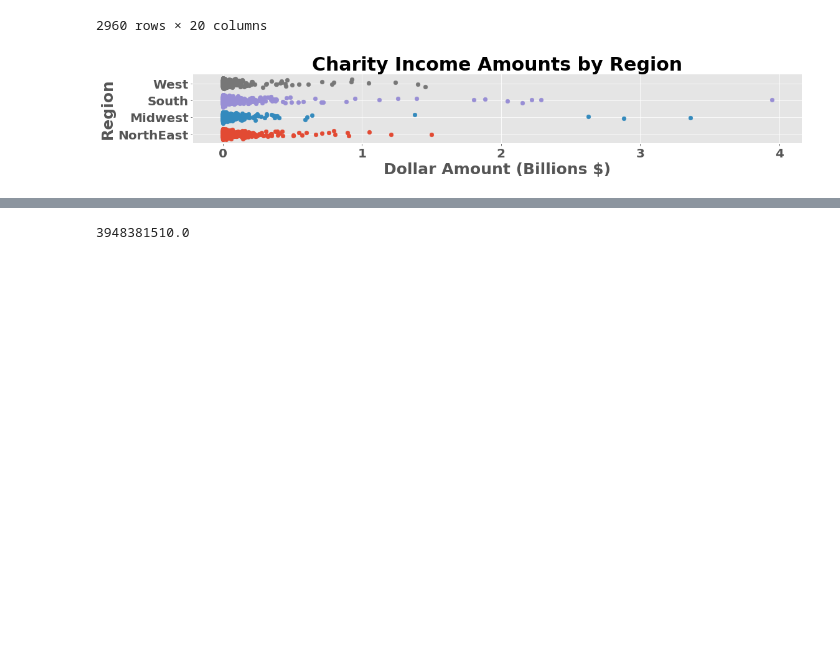
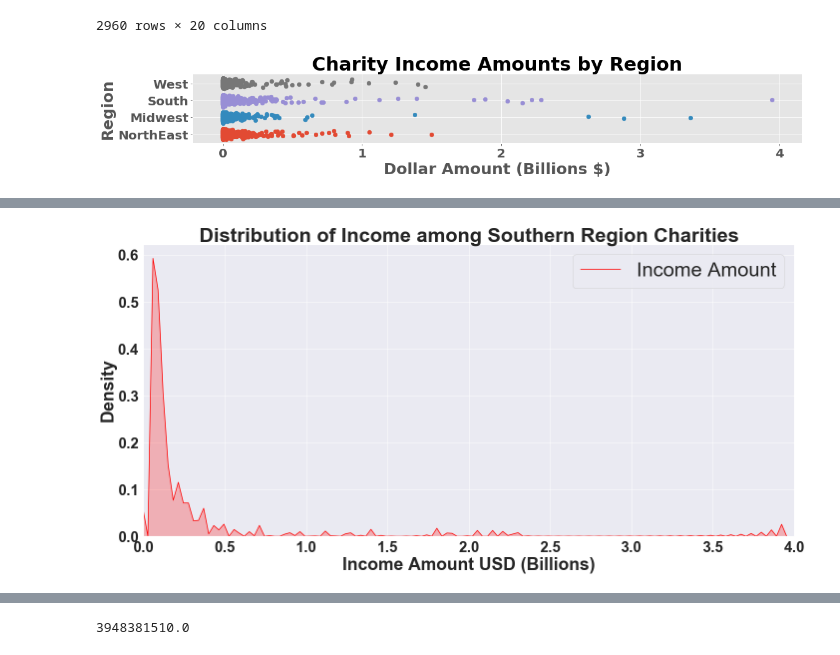
Before and after one commit to jackvessa/Capstone1_Givz_EDA, a Jupyter notebook: Charity_Navigator_Data_CSV.ipynb, the cells around one changed output, grey strips where cells are left out. Saved outputs shown, nothing was run; the diff lists cells and outputs as text; code cells hidden in the pictures; blank space fills up the shorter version.

```diff
--- a/Charity_Navigator_Data_CSV.ipynb
+++ b/Charity_Navigator_Data_CSV.ipynb
@@ -419,0 +469,23 @@ plt.savefig("Charity_Income_AMTs_Regional")
+# %%
+fig, ax = plt.subplots(figsize=(20,10))
+
+sns.kdeplot(region3_charity_incomes, shade=True, color = "red",label="Income Amount");
+
+# ax.set_xticks(np.arange(0,np.max(region3_charity_incomes+1000000000), 1000000000))
+
+ax.set_xlim(0,4 * 10**9)
+ax.set_xticks(np.arange(0,4*10**9+1,5*10**8))
+ax.set_xticklabels(np.arange(0,4+1,0.5), weight="bold",fontsize=30);
+ax.set_xlabel("Income Amount USD (Billions)", fontsize=35, weight = "bold")
+
+ax.set_yticks(np.arange(0,0.65*10 ** -9,1*10**-10))
+ax.set_yticklabels(["0.0","0.1","0.2","0.3","0.4","0.5","0.6",], weight="bold",fontsize=30);
+ax.set_ylabel("Density", fontsize=35, weight = "bold")
+
+ax.set_title("Distribution of Income among Southern Region Charities", fontsize=40, weight = "bold")
+ax.legend(fontsize=40)
+
+plt.tight_layout()
+plt.savefig("South_Density")
+# %% [output]
+[figure, added]
```
Also changed, not shown: parts of 34 cells of this notebook, 1 other file.
